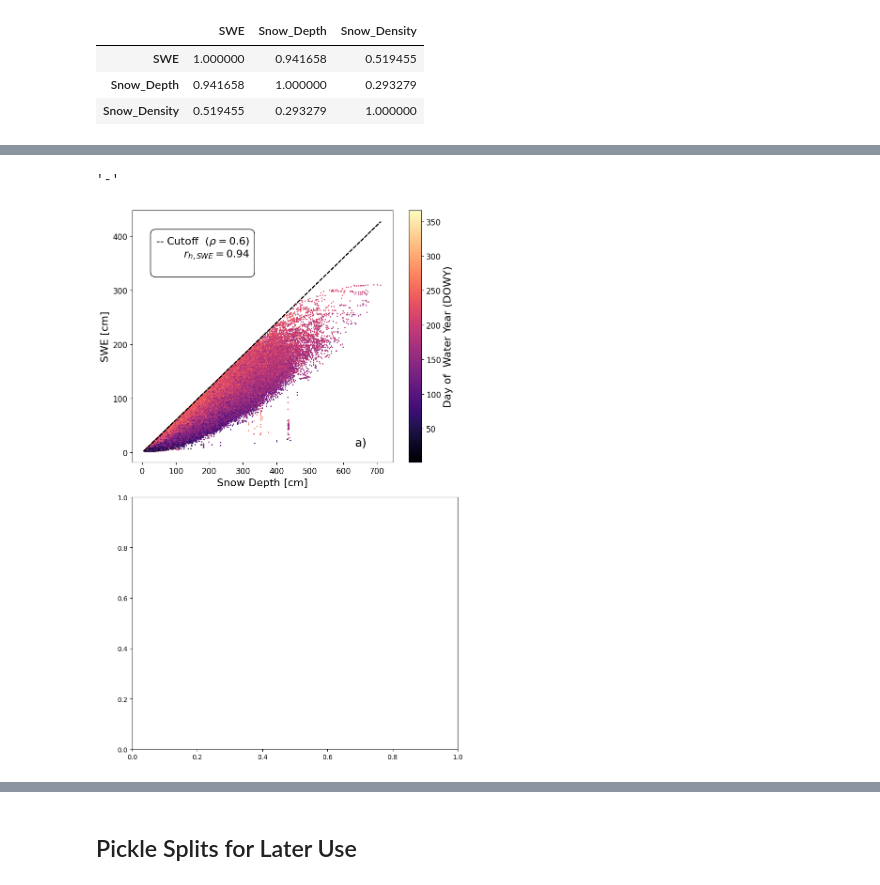
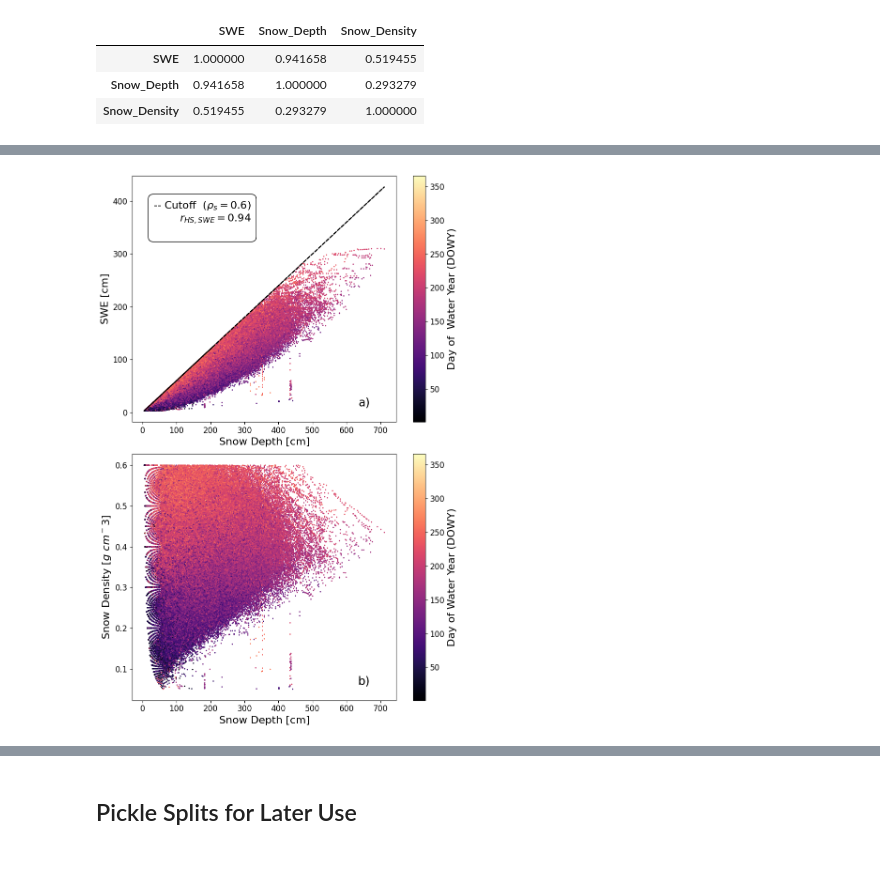
Before and after one commit to cryogars/density-models, a Jupyter notebook: experiments/02_exploratory_data_analysis.ipynb, the cells around one changed output, grey strips where cells are left out. Saved outputs shown, nothing was run; the diff lists cells and outputs as text; code cells hidden in the pictures.

```diff
--- a/experiments/02_exploratory_data_analysis.ipynb
+++ b/experiments/02_exploratory_data_analysis.ipynb
@@ -284,76 +241,37 @@ combined_df.query('Snow_Depth	 > 700')
-# %%
-from matplotlib.lines import Line2D
-cutoff_line_marker = Line2D([1], [1], color='black', linestyle='-', linewidth=1.5)
-
-str(cutoff_line_marker.get_linestyle())
-# %% [output]
-'-'
 # %%
 fig, ax = plt.subplots(nrows=2, ncols=1, figsize=(8, 12))
 
 text = (
-    r"-- Cutoff  ($\rho_b = 0.6$)" "\n"  # Cutoff explanation
-    r"$r_{h, SWE} = 0.94$" # Existing text
+    r"-- Cutoff  ($\rho_s = 0.6$)" "\n"  # Cutoff explanation
+    r"$r_{HS, SWE} = 0.94$" "\n"  # Existing text
 )
 
 sc = ax[0].scatter(y=combined_df.SWE, x=combined_df.Snow_Depth, cmap='magma', c=combined_df.DOWY, s=1)
 cbar=fig.colorbar(sc, ax=ax[0])
 cbar.ax.tick_params(labelsize=12)
 cbar.set_label(label='Day of  Water Year (DOWY)', fontsize=16)
 ax[0].tick_params(axis='x', labelsize=12)
 ax[0].tick_params(axis='y', labelsize=12)
 ax[0].set_ylabel('SWE [cm]', fontsize=16)
 ax[0].set_xlabel('Snow Depth [cm]', fontsize=16)
 ax[0].text(0.90, 0.10, 'a)', transform=ax[0].transAxes, fontsize=18, va='top', ha='right')
 ax[0].text(0.45, 0.90, text, transform=ax[0].transAxes, fontsize=16, va='top', ha='right',  bbox=dict(facecolor="white", edgecolor="black", boxstyle="round,pad=0.5"))
+ax[0].plot(combined_df.Snow_Depth, combined_df.Snow_Depth*0.6, color='black', linestyle='--', linewidth=1.5)
+
+
 
 sc = ax[1].scatter(y=combined_df.Snow_Density, x=combined_df.Snow_Depth, cmap='magma', c=combined_df.DOWY, s=1)
 cbar=fig.colorbar(sc, ax=ax[1])
 cbar.ax.tick_params(labelsize=12)
 cbar.set_label(label='Day of Water Year (DOWY)', fontsize=16)
 ax[1].tick_params(axis='x', labelsize=12)
 ax[1].tick_params(axis='y', labelsize=12)
 ax[1].set_ylabel('Snow Density [$g\ cm{^-3}$]', fontsize=16)
 ax[1].set_xlabel('Snow Depth [cm]', fontsize=16)
 ax[1].text(0.90, 0.10, 'b)', transform=ax[1].transAxes, fontsize=18, va='top', ha='right')
 
-
 plt.tight_layout()
-plt.savefig('../plots/corr_heatmap_and_scatterplot.jpg', dpi=300, bbox_inches='tight')
+plt.savefig('../plots/figure1.jpg', dpi=300, bbox_inches='tight')
 plt.show()
+# %% [output]
+[figure, added]
-# %%
-fig, ax = plt.subplots(nrows=2, ncols=1, figsize=(8, 12))
-
-text = (
-    r"-- Cutoff  ($\rho_b = 0.6$)" "\n"  # Cutoff explanation
-    r"$r_{h, SWE} = 0.94$" "\n"  # Existing text
-)
-
-sc = ax[0].scatter(y=combined_df.SWE, x=combined_df.Snow_Depth, cmap='magma', c=combined_df.DOWY, s=1)
-cbar=fig.colorbar(sc, ax=ax[0])
-cbar.ax.tick_params(labelsize=12)
-cbar.set_label(label='Day of  Water Year (DOWY)', fontsize=16)
-ax[0].tick_params(axis='x', labelsize=12)
-ax[0].tick_params(axis='y', labelsize=12)
-ax[0].set_ylabel('SWE [cm]', fontsize=16)
-# ax[0].set(ylim=(-10, 325))
-ax[0].set_xlabel('Snow Depth [cm]', fontsize=16)
-ax[0].text(0.90, 0.10, 'a)', transform=ax[0].transAxes, fontsize=18, va='top', ha='right')
-ax[0].text(0.45, 0.90, text, transform=ax[0].transAxes, fontsize=16, va='top', ha='right',  bbox=dict(facecolor="white", edgecolor="black", boxstyle="round,pad=0.5"))
-ax[0].plot(combined_df.Snow_Depth, combined_df.Snow_Depth*0.6, color='black', linestyle='--', linewidth=1.5)
-
-
-
-# sc = ax[1].scatter(y=combined_df.Snow_Density, x=combined_df.Snow_Depth, cmap='magma', c=combined_df.DOWY, s=1)
-# cbar=fig.colorbar(sc, ax=ax[1])
-# cbar.ax.tick_params(labelsize=12)
-# cbar.set_label(label='Day of Water Year (DOWY)', fontsize=16)
-# ax[1].tick_params(axis='x', labelsize=12)
-# ax[1].tick_params(axis='y', labelsize=12)
-# ax[1].set_ylabel('Snow Density [$g\ cm{^-3}$]', fontsize=16)
-# ax[1].set_xlabel('Snow Depth [cm]', fontsize=16)
-# ax[1].text(0.90, 0.10, 'b)', transform=ax[1].transAxes, fontsize=18, va='top', ha='right')
-
-plt.tight_layout()
-# %% [output]
-[figure, removed]
```
Also changed, not shown: parts of 10 cells of this notebook.
